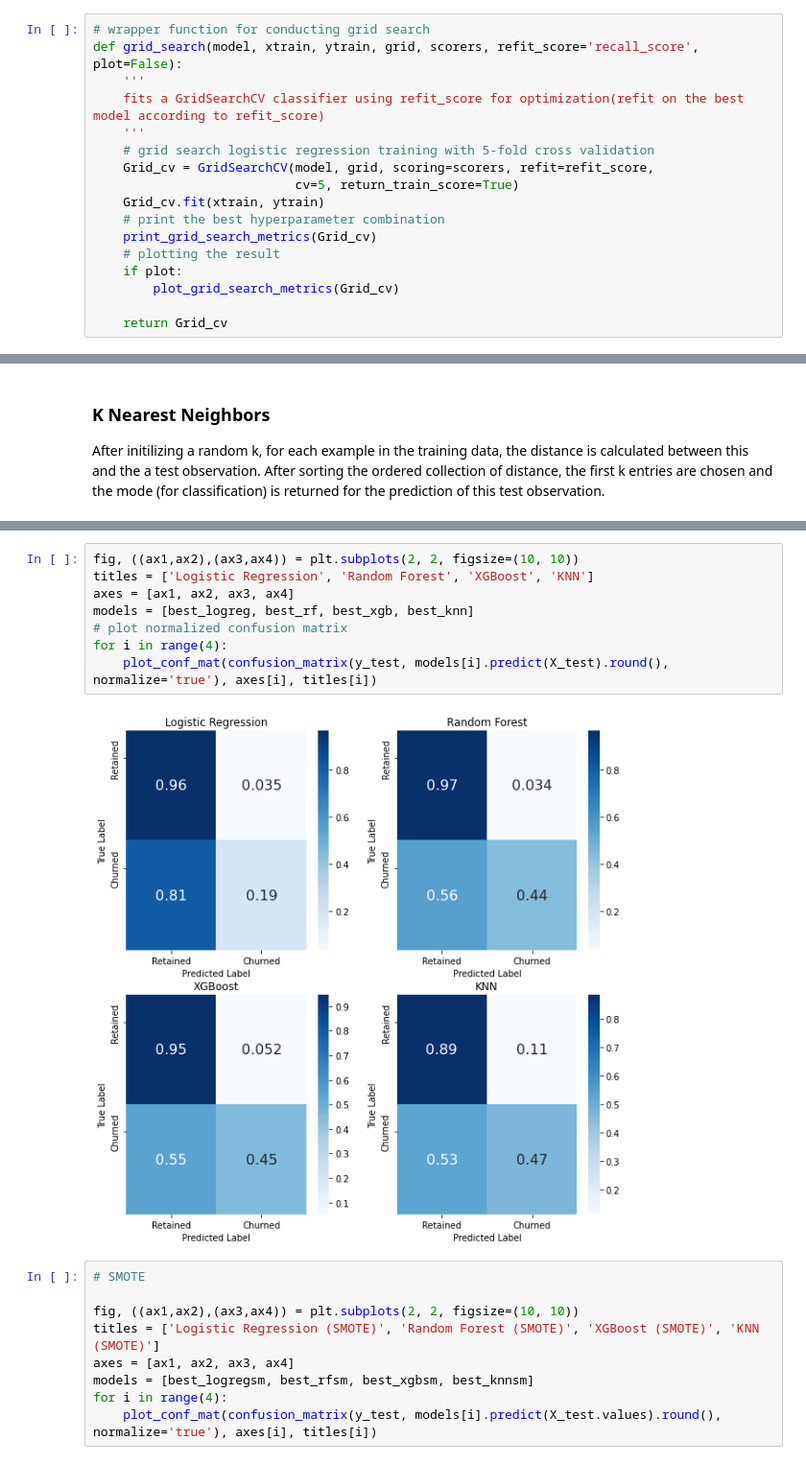
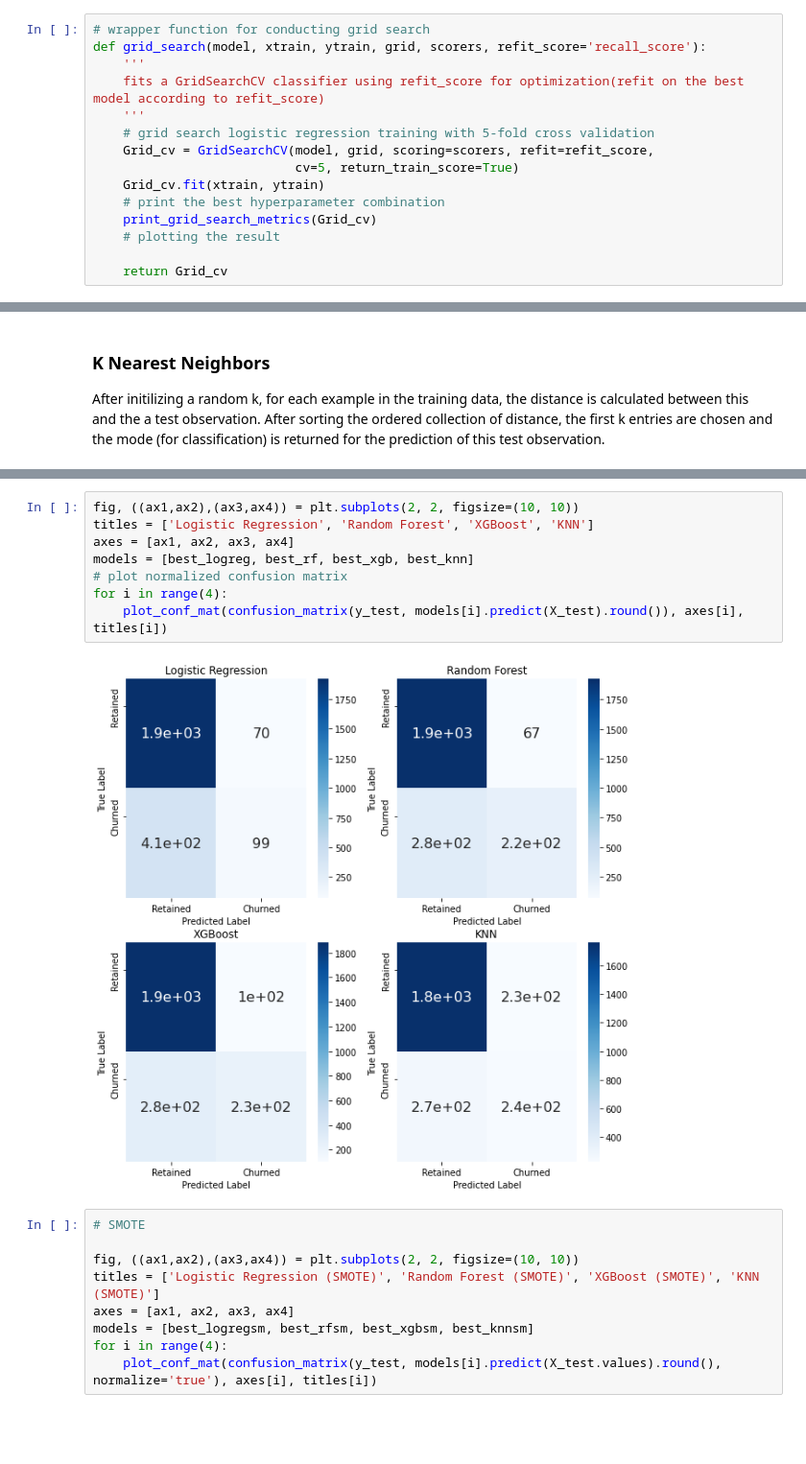
Before and after one commit to karajyr/imbalanced_classification_churn_prediction, a Jupyter notebook: Customer_Churn_Prediction.ipynb, the cells around one changed output, grey strips where cells are left out. Shown at 96% size. Drawn from its saved outputs; the diff is of its cells as text; blank space fills up the shorter version.

```diff
--- a/Customer_Churn_Prediction.ipynb
+++ b/Customer_Churn_Prediction.ipynb
@@ -570,7 +520,7 @@ scorers = {
 }
 # %%
 # wrapper function for conducting grid search
-def grid_search(model, xtrain, ytrain, grid, scorers, refit_score='recall_score', plot=False):
+def grid_search(model, xtrain, ytrain, grid, scorers, refit_score='recall_score'):
     '''
     fits a GridSearchCV classifier using refit_score for optimization(refit on the best model according to refit_score)
     '''
@@ -581,8 +531,6 @@ def grid_search(model, xtrain, ytrain, grid, scorers, refit_score='recall_score'
     # print the best hyperparameter combination
     print_grid_search_metrics(Grid_cv)
     # plotting the result
-    if plot:
-        plot_grid_search_metrics(Grid_cv)
 
     return Grid_cv
 # %%
@@ -817,13 +715,13 @@ def plot_conf_mat(cm, ax, title):
 # %%
 fig, ((ax1,ax2),(ax3,ax4)) = plt.subplots(2, 2, figsize=(10, 10))
 titles = ['Logistic Regression', 'Random Forest', 'XGBoost', 'KNN']
 axes = [ax1, ax2, ax3, ax4]
 models = [best_logreg, best_rf, best_xgb, best_knn]
 # plot normalized confusion matrix
 for i in range(4):
-    plot_conf_mat(confusion_matrix(y_test, models[i].predict(X_test).round(), normalize='true'), axes[i], titles[i])
+    plot_conf_mat(confusion_matrix(y_test, models[i].predict(X_test).round()), axes[i], titles[i])
 # %% [output]
-[figure, old version]
+[figure, new version]
 # %%
 # SMOTE
 
```
Also changed, not shown: parts of 74 cells of this notebook.
